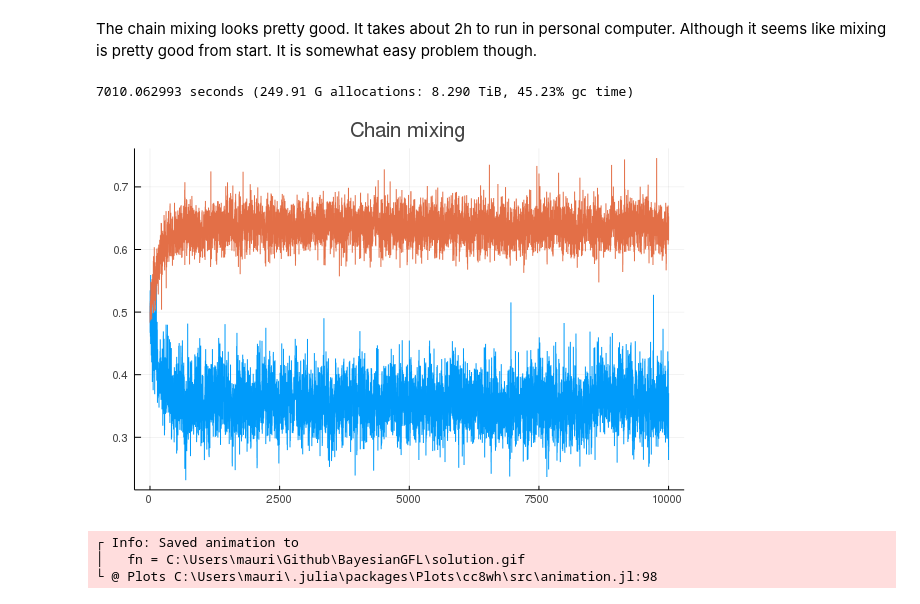
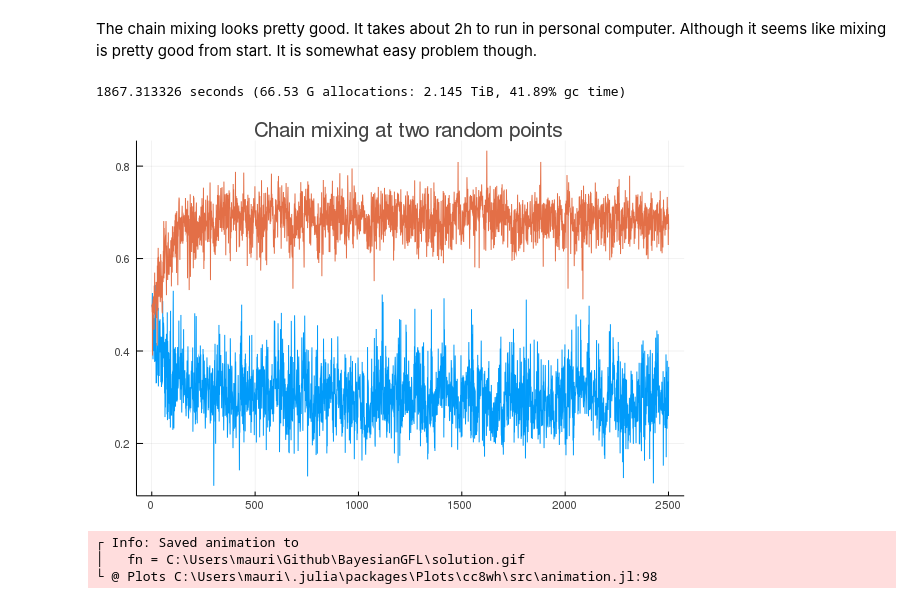
Before and after one commit to mauriciogtec/BayesianGFEN, a Jupyter notebook: Binomial3D.ipynb, the cells around one changed output. Cells and saved outputs as stored; diff of their text form; code cells hidden in the pictures.

```diff
--- a/Binomial3D.ipynb
+++ b/Binomial3D.ipynb
@@ -197,12 +199,12 @@ Plots.AnimatedGif("C:\\Users\\mauri\\Github\\BayesianGFL\\grid.gif")
 # %% [markdown]
 The chain mixing looks pretty good. It takes about 2h to run in personal computer. Although it seems like mixing is pretty good from start. It is somewhat easy problem though.
 # %%
-N = 10_000
+N = 2_500
 @time chain = binomial_bayesian_gfl(s_vec, a_vec, nbrs, N, λ_tv1=λ_tv1, λ_tv2=λ_tv2);
 # %% [output]
-7010.062993 seconds (249.91 G allocations: 8.290 TiB, 45.23% gc time)
+1867.313326 seconds (66.53 G allocations: 2.145 TiB, 41.89% gc time)
 # %%
-plot(logistic.(chain[[1, 3000], :]'), lab="", title="Chain mixing")
+plot(logistic.(chain[[1, 3000], :]'), lab="", title="Chain mixing at two random points")
 # %% [output]
-[figure, old version]
+[figure, new version]
 # %%
```
Also changed, not shown: parts of 5 cells of this notebook.
